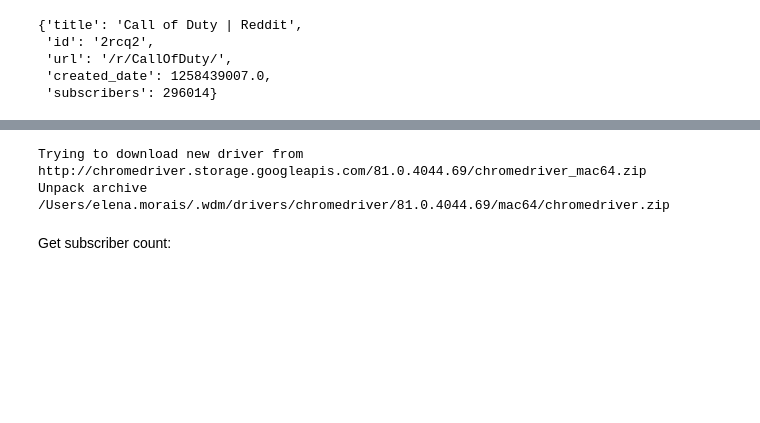
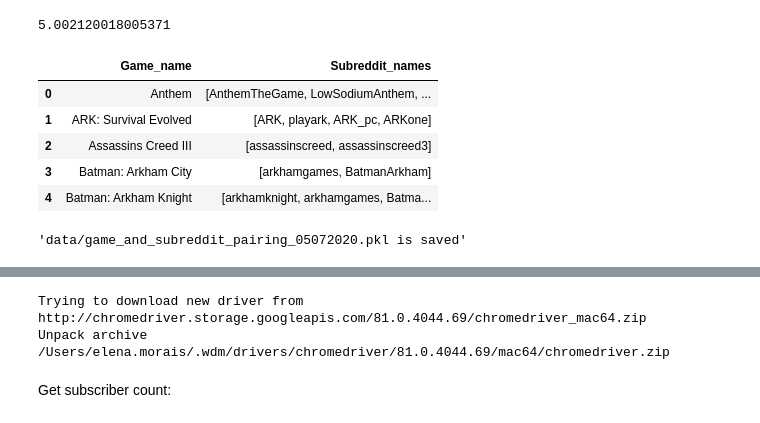
Before and after one commit to elenasm7/reddit_json_scrape, a Jupyter notebook: scrape_testing.ipynb, the cells around one changed output, grey strips where cells are left out. Saved outputs shown, nothing was run; the diff lists cells and outputs as text; code cells hidden in the pictures; blank space fills up the shorter version.

Commit message:
update scripts and sub to game pairing

```diff
--- a/Untitled.ipynb
+++ b/scrape_testing.ipynb
@@ -39,10 +36,9 @@ rd = {'title':subreddit.title,
       'subscribers':subreddit.subscribers
       }
-# %%
-rd
-# %% [output]
-{'title': 'Call of Duty | Reddit',
- 'id': '2rcq2',
- 'url': '/r/CallOfDuty/',
- 'created_date': 1258439007.0,
- 'subscribers': 296014}
+# %%
+import time
+start = time.time()
+time.sleep(5)
+time.time() - start
+# %% [output]
+5.002120018005371
@@ -48,0 +124,11 @@ rd
+# %%
+df = open_pickle('data/all_game_titles_and_subreddit_names_030120.pkl')
+# %%
+df.head()
+# %% [output]
+|  | Game_name | Subreddit_names |
+| 0 | Anthem | [AnthemTheGame, LowSodiumAnthem, ... |
+| 1 | ARK: Survival Evolved | [ARK, playark, ARK_pc, ARKone] |
+| 2 | Assassins Creed III | [assassinscreed, assassinscreed3] |
+| 3 | Batman: Arkham City | [arkhamgames, BatmanArkham] |
+| 4 | Batman: Arkham Knight | [arkhamknight, arkhamgames, Batma... |
@@ -48,0 +145,5 @@ rd
+# %%
+df_new = pd.DataFrame(game_dict)
+save_pickle('data/game_and_subreddit_pairing_05072020.pkl',df_new)
+# %% [output]
+'data/game_and_subreddit_pairing_05072020.pkl is saved'
```
Also changed, not shown: parts of 7 cells of this notebook, 5 other files.
